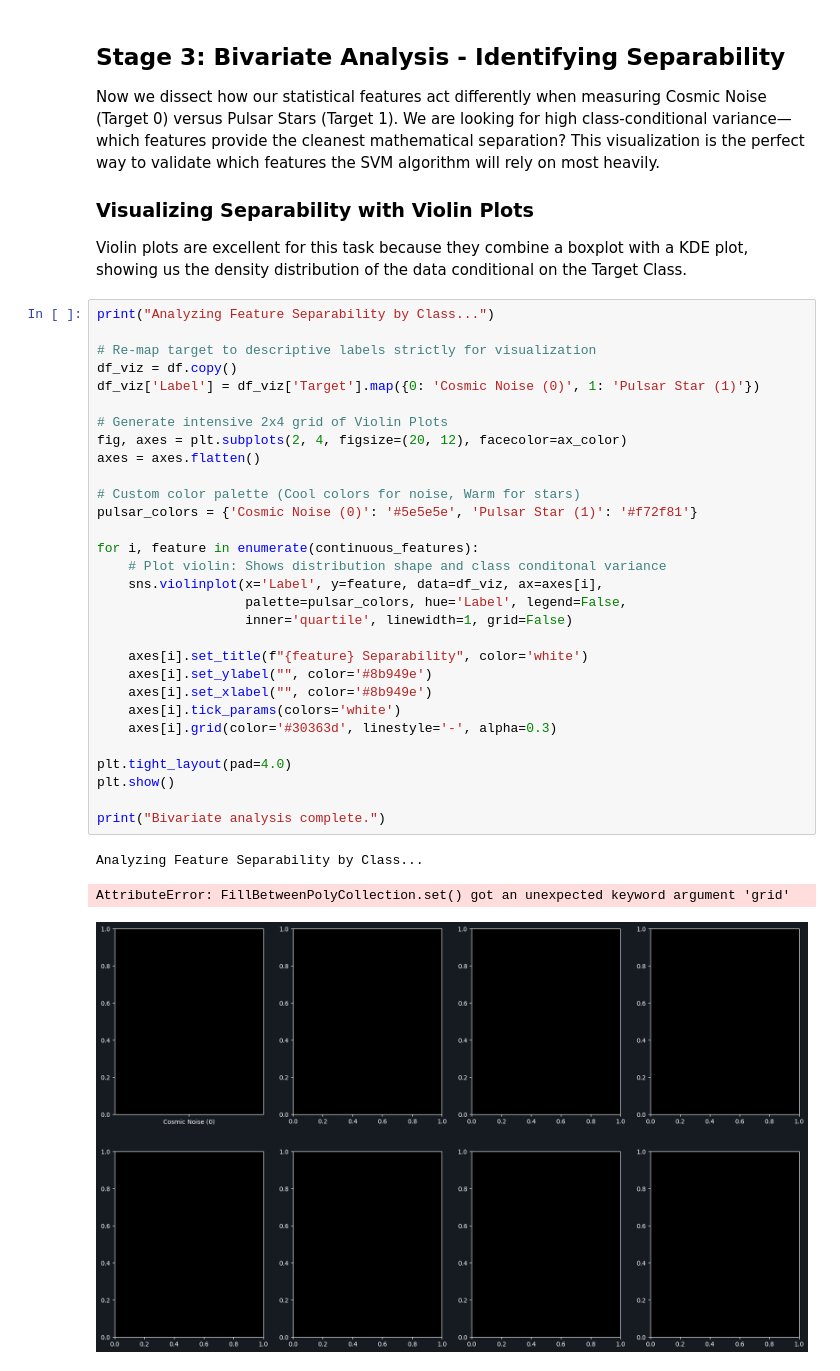
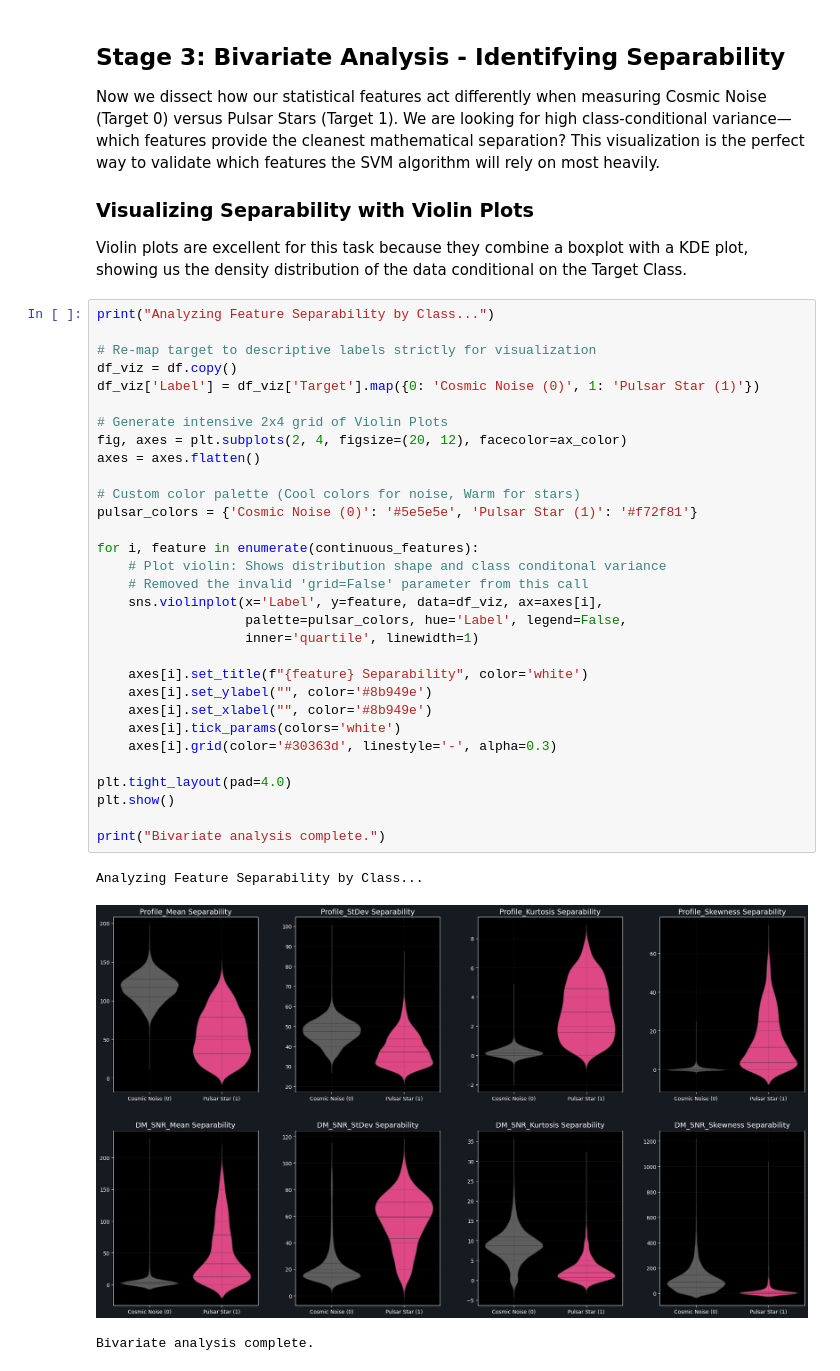
Before and after one commit to sultanjacob/Applied-Machine-Learning, a Jupyter notebook: Phase 13: Support Vector Machines (SVM)/13_support_vector_machines_SVM.ipynb, the cells around one changed output. Drawn from its saved outputs; the diff is of its cells as text.

Commit message:
Analysis: Evaluating Feature Separability

```diff
--- a/Phase 13: Support Vector Machines (SVM)/13_support_vector_machines_SVM.ipynb
+++ b/Phase 13: Support Vector Machines (SVM)/13_support_vector_machines_SVM.ipynb
@@ -150,33 +150,34 @@ Violin plots are excellent for this task because they combine a boxplot with a K
 print("Analyzing Feature Separability by Class...")
 
 # Re-map target to descriptive labels strictly for visualization
 df_viz = df.copy()
 df_viz['Label'] = df_viz['Target'].map({0: 'Cosmic Noise (0)', 1: 'Pulsar Star (1)'})
 
 # Generate intensive 2x4 grid of Violin Plots
 fig, axes = plt.subplots(2, 4, figsize=(20, 12), facecolor=ax_color)
 axes = axes.flatten()
 
 # Custom color palette (Cool colors for noise, Warm for stars)
 pulsar_colors = {'Cosmic Noise (0)': '#5e5e5e', 'Pulsar Star (1)': '#f72f81'}
 
 for i, feature in enumerate(continuous_features):
     # Plot violin: Shows distribution shape and class conditonal variance
+    # Removed the invalid 'grid=False' parameter from this call
     sns.violinplot(x='Label', y=feature, data=df_viz, ax=axes[i],
                    palette=pulsar_colors, hue='Label', legend=False,
-                   inner='quartile', linewidth=1, grid=False)
+                   inner='quartile', linewidth=1)
 
     axes[i].set_title(f"{feature} Separability", color='white')
     axes[i].set_ylabel("", color='#8b949e')
     axes[i].set_xlabel("", color='#8b949e')
     axes[i].tick_params(colors='white')
     axes[i].grid(color='#30363d', linestyle='-', alpha=0.3)
 
 plt.tight_layout(pad=4.0)
 plt.show()
 
 print("Bivariate analysis complete.")
 # %% [output]
 Analyzing Feature Separability by Class...
+[figure, new version]
-AttributeError: FillBetweenPolyCollection.set() got an unexpected keyword argument 'grid'
+Bivariate analysis complete.
-[figure, old version]
```
Also changed, not shown: parts of 1 cell of this notebook.
